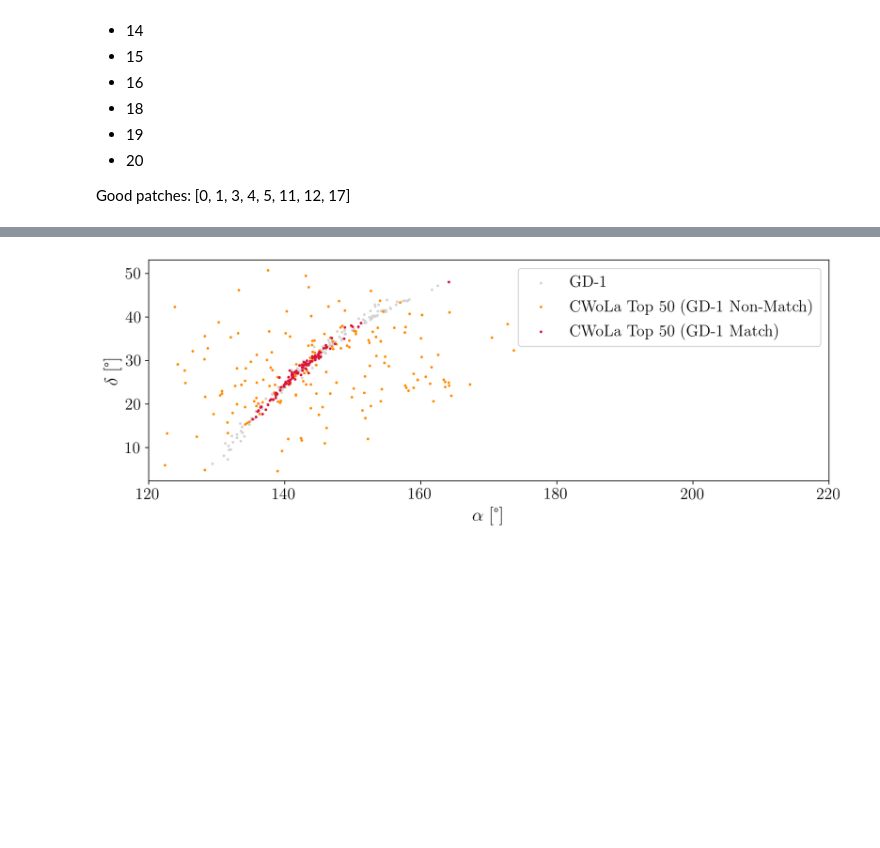
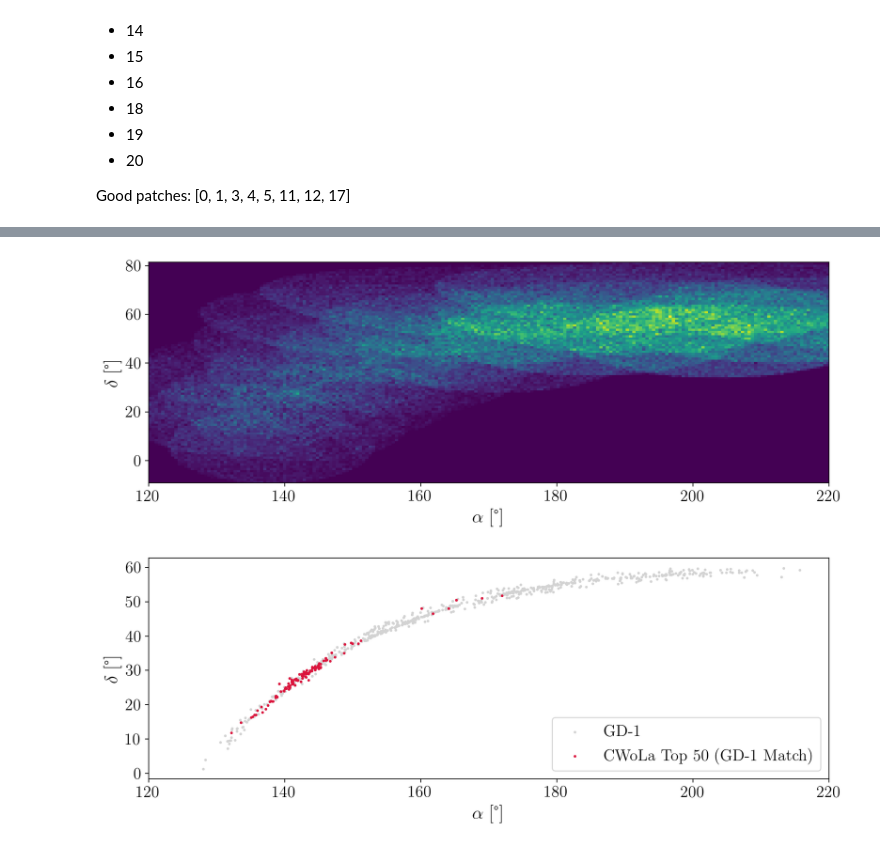
Before and after one commit to hep-lbdl/GaiaCWoLa, a Jupyter notebook: notebooks/train.ipynb, the cells around one changed output, grey strips where cells are left out. Cells and saved outputs as stored; diff of their text form; code cells hidden in the pictures; blank space fills up the shorter version.

```diff
--- a/notebooks/train.ipynb
+++ b/notebooks/train.ipynb
@@ -49,7 +52,7 @@ Problematic patches:
 Good patches:
 [0, 1, 3, 4, 5, 11, 12, 17]
 # %%
-patch_id = 20
+patch_id = 1
 
 save_folder = os.path.join("./test")
 df = df_all[df_all.patch_id == patch_id]
@@ -109,33 +161,54 @@ Top 50 stars: Purity = 4.0%
 # %%
 all_gd1_stars = []
 cwola_stars = []
+all_stars = []
 
-# files = sorted(glob(save_folder+"/patches/patch*/df_test.h5"))
-files = sorted([save_folder+"/patches/patch{}/df_test.h5".format(index) for index in [0, 1, 3, 4, 5, 11, 12, 17]])
+files = sorted(glob(save_folder+"/patches/patch*/df_test.h5"))
+# files = sorted([save_folder+"/patches/patch{}/df_test.h5".format(index) for index in [1]])
+# files = sorted([save_folder+"/patches/patch{}/df_test.h5".format(index) for index in [0, 1, 3, 4, 5, 11, 12, 17]])
 
 for file in files:
     test = pd.read_hdf(file)
     n_top_stars = np.min([len(test[test.stream]),50])
     patch_top_stars = test.sort_values('nn_score',ascending=False)[:n_top_stars]
     all_gd1_stars.append(test[test.stream])
     cwola_stars.append(patch_top_stars)
+    all_stars.append(test)
 
 all_gd1_stars = pd.concat([df for df in all_gd1_stars])
 cwola_stars = pd.concat([df for df in cwola_stars])
+all_stars = pd.concat([df for df in all_stars])
+
+plt.figure(dpi=200, figsize=(12,4))
+plt.hist2d(all_stars.α, all_stars.δ, bins=[300,100],
+#            marker='.', s=10,
+#             color="lightgray", label="GD-1"
+          )
+# plt.scatter(cwola_stars[cwola_stars.stream == False].α, cwola_stars[cwola_stars.stream == False].δ, marker='.', s=10,
+#             color="darkorange", label="CWoLa Top 50 (GD-1 Non-Match)")
+# plt.scatter(cwola_stars[cwola_stars.stream].α, cwola_stars[cwola_stars.stream].δ, marker='.', s=10,
+#             color="crimson", label="CWoLa Top 50 (GD-1 Match)")
+# plt.legend(fontsize=16)
+plt.xticks(fontsize=16)
+plt.yticks(fontsize=16)
+plt.xlabel(r"$\alpha$ [\textdegree]", fontsize=18);
+plt.ylabel(r"$\delta$ [\textdegree]", fontsize=18);
+plt.xlim(120,220);
 
 plt.figure(dpi=200, figsize=(12,4))
 plt.scatter(all_gd1_stars.α, all_gd1_stars.δ, marker='.', s=10,
             color="lightgray", label="GD-1")
-plt.scatter(cwola_stars[cwola_stars.stream == False].α, cwola_stars[cwola_stars.stream == False].δ, marker='.', s=10,
-            color="darkorange", label="CWoLa Top 50 (GD-1 Non-Match)")
+# plt.scatter(cwola_stars[cwola_stars.stream == False].α, cwola_stars[cwola_stars.stream == False].δ, marker='.', s=10,
+#             color="darkorange", label="CWoLa Top 50 (GD-1 Non-Match)")
 plt.scatter(cwola_stars[cwola_stars.stream].α, cwola_stars[cwola_stars.stream].δ, marker='.', s=10,
             color="crimson", label="CWoLa Top 50 (GD-1 Match)")
 plt.legend(fontsize=16)
 plt.xticks(fontsize=16)
 plt.yticks(fontsize=16)
 plt.xlabel(r"$\alpha$ [\textdegree]", fontsize=18);
 plt.ylabel(r"$\delta$ [\textdegree]", fontsize=18);
 plt.xlim(120,220);
 # plt.savefig("via_machinae_aps_50patches_top50.pdf", bbox_inches="tight");
 # %% [output]
-[figure, old version]
+[figure, new version]
+[figure, added]
```
Also changed, not shown: parts of 2 cells of this notebook, 7 other files.
